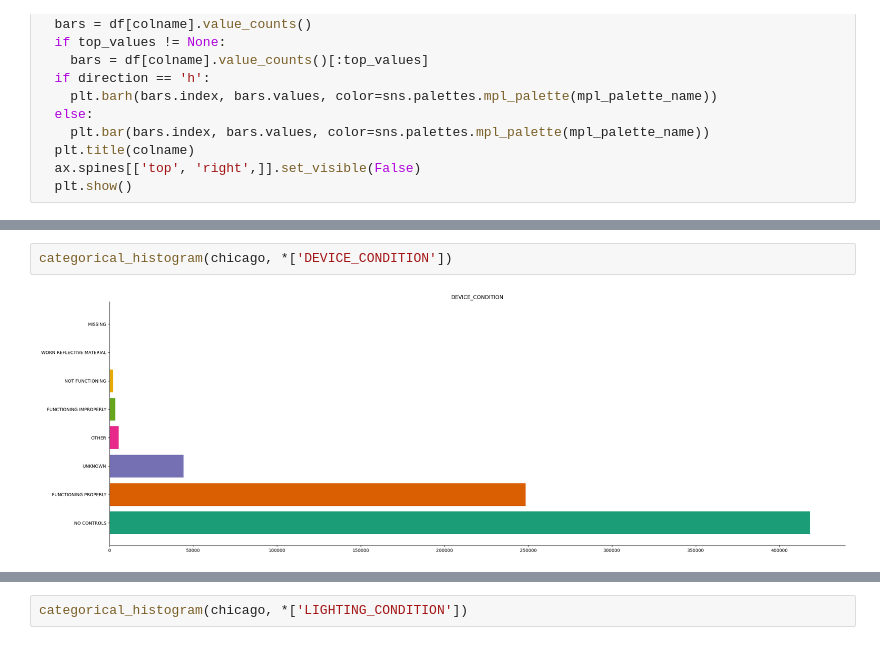
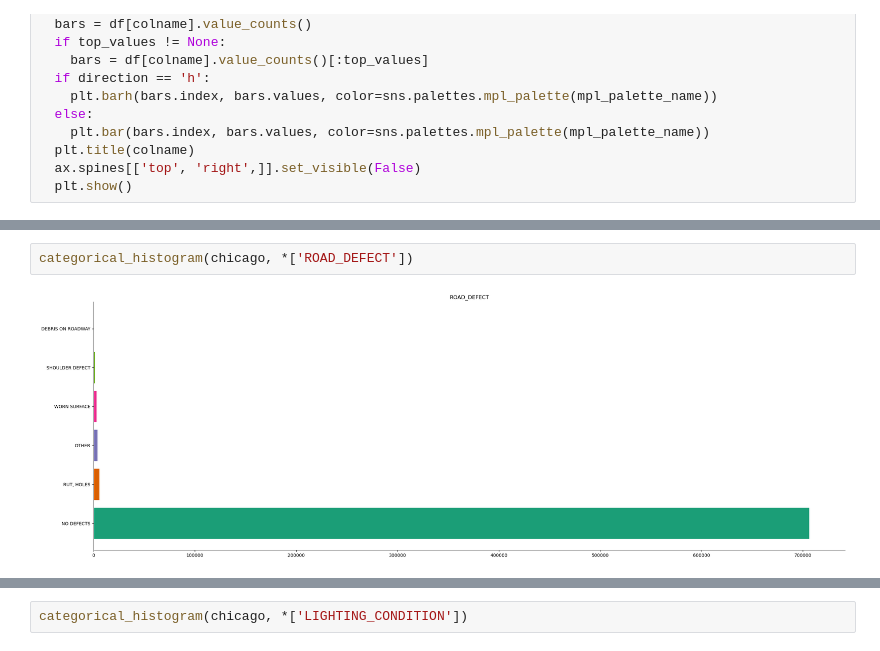
Before and after one commit to HuyHoangTuan/accidents_data_governance, a Jupyter notebook: src/note_book/main.ipynb, the cells around one changed output, grey strips where cells are left out. Cells and saved outputs as stored; diff of their text form.

```diff
--- a/src/note_book/main.ipynb
+++ b/src/note_book/main.ipynb
@@ -65,4 +69,4 @@ categorical_histogram(chicago, *['TRAFFIC_CONTROL_DEVICE'], top_values = 10)
 # %%
-categorical_histogram(chicago, *['DEVICE_CONDITION'])
+categorical_histogram(chicago, *['ROAD_DEFECT'])
 # %% [output]
-[figure, old version]
+[figure, new version]
```
Also changed, not shown: parts of 11 cells of this notebook.
